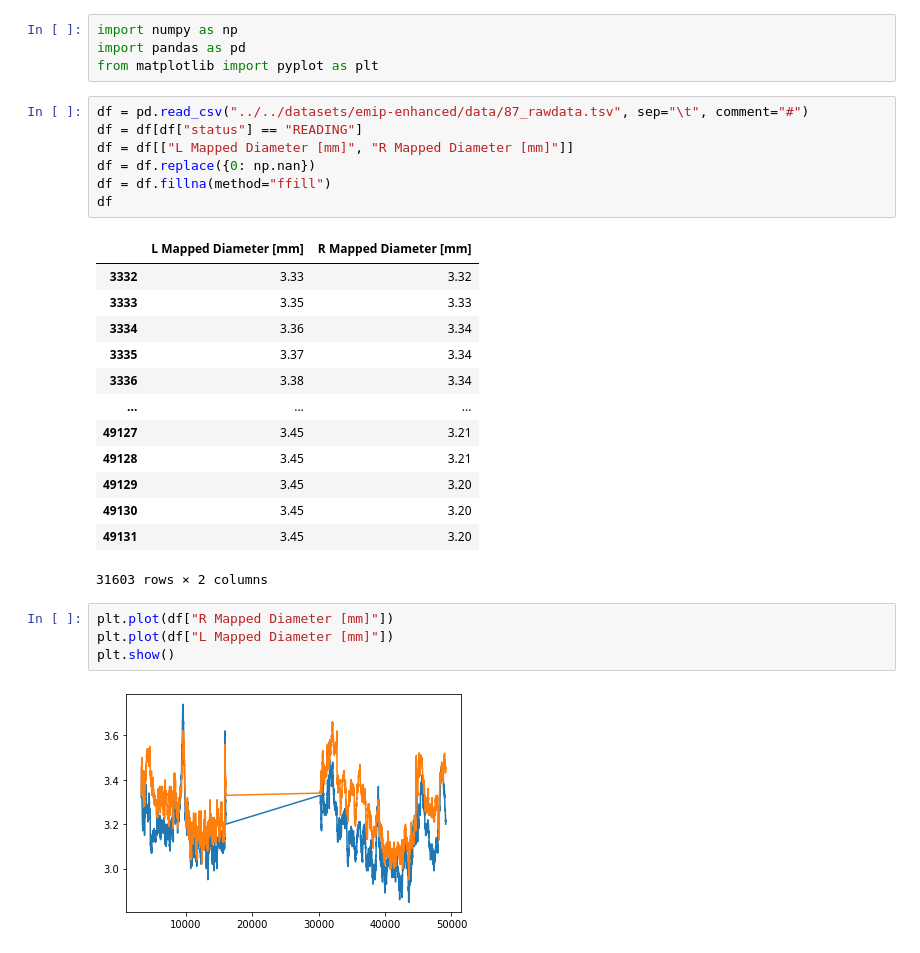
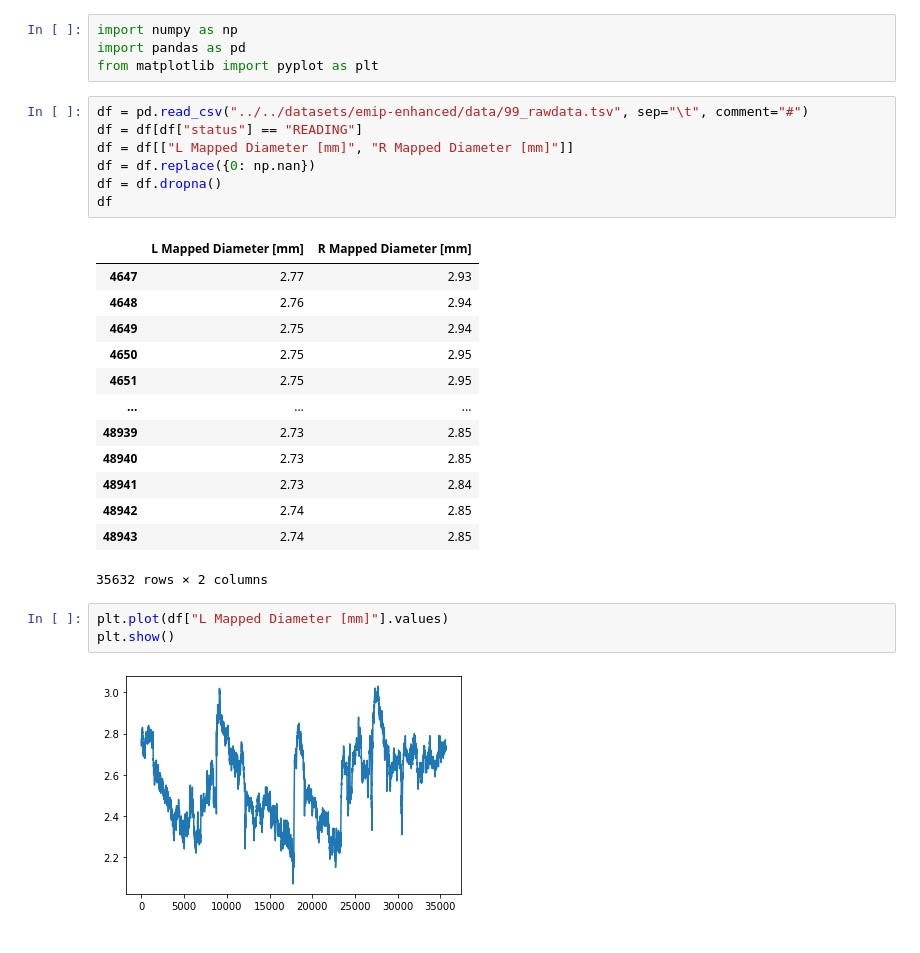
Before and after one commit to s0lvang/ideal-pancake, a Jupyter notebook: misc/notebooks/plot_pupil_diameter.ipynb, the cells around one changed output. Drawn from its saved outputs; the diff is of its cells as text.

```diff
--- a/misc/notebooks/plot_pupil_diameter.ipynb
+++ b/misc/notebooks/plot_pupil_diameter.ipynb
@@ -3,29 +3,28 @@ import numpy as np
 import pandas as pd
 from matplotlib import pyplot as plt
 # %%
-df = pd.read_csv("../../datasets/emip-enhanced/data/87_rawdata.tsv", sep="\t", comment="#")
+df = pd.read_csv("../../datasets/emip-enhanced/data/99_rawdata.tsv", sep="\t", comment="#")
 df = df[df["status"] == "READING"]
 df = df[["L Mapped Diameter [mm]", "R Mapped Diameter [mm]"]]
 df = df.replace({0: np.nan})
-df = df.fillna(method="ffill")
+df = df.dropna()
 df
 # %% [output]
 |  | L Mapped Diameter [mm] | R Mapped Diameter [mm] |
-| 3332 | 3.33 | 3.32 |
-| 3333 | 3.35 | 3.33 |
-| 3334 | 3.36 | 3.34 |
-| 3335 | 3.37 | 3.34 |
-| 3336 | 3.38 | 3.34 |
+| 4647 | 2.77 | 2.93 |
+| 4648 | 2.76 | 2.94 |
+| 4649 | 2.75 | 2.94 |
+| 4650 | 2.75 | 2.95 |
+| 4651 | 2.75 | 2.95 |
 | ... | ... | ... |
-| 49127 | 3.45 | 3.21 |
-| 49128 | 3.45 | 3.21 |
-| 49129 | 3.45 | 3.20 |
-| 49130 | 3.45 | 3.20 |
-| 49131 | 3.45 | 3.20 |
+| 48939 | 2.73 | 2.85 |
+| 48940 | 2.73 | 2.85 |
+| 48941 | 2.73 | 2.84 |
+| 48942 | 2.74 | 2.85 |
+| 48943 | 2.74 | 2.85 |
-31603 rows × 2 columns
+35632 rows × 2 columns
 # %%
-plt.plot(df["R Mapped Diameter [mm]"])
-plt.plot(df["L Mapped Diameter [mm]"])
+plt.plot(df["L Mapped Diameter [mm]"].values)
 plt.show()
 # %% [output]
-[figure, old version]
+[figure, new version]
```
Also changed, not shown: parts of 2 cells of this notebook.
